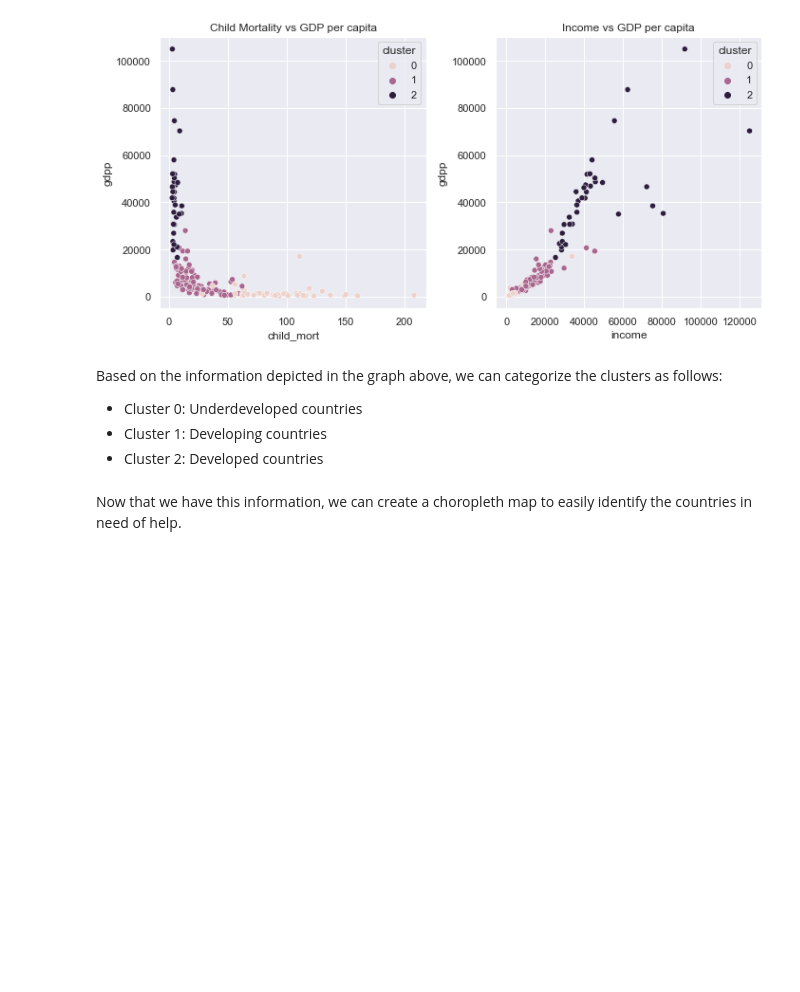
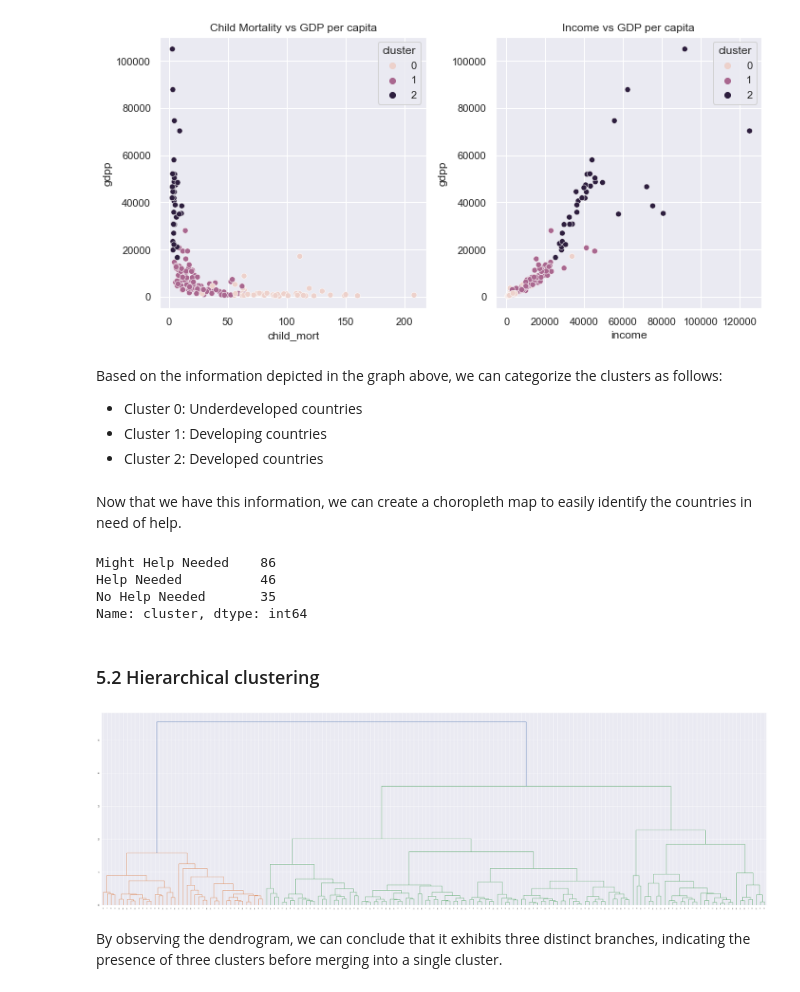
Before and after one commit to Kiindwt/ML_Country_Cluster, a Jupyter notebook: country.ipynb, the cells around one changed output. Drawn from its saved outputs; the diff is of its cells as text; code cells hidden in the pictures; blank space fills up the shorter version.

```diff
--- a/country.ipynb
+++ b/country.ipynb
@@ -445,8 +499,26 @@ fig = px.choropleth(df[['country','cluster']],
                     locationmode = 'country names',
                     locations = 'country',
                     title = 'Needed Help Per Country (World)',
-                    color = df['cluster'],
+                    color = 'cluster',
                     color_discrete_sequence = ['red', 'yellow', 'green']
                     )
+fig.show()
 
-fig.show()
+df['cluster'].value_counts()
+# %% [output]
+Might Help Needed    86
+Help Needed          46
+No Help Needed       35
+Name: cluster, dtype: int64
+# %% [markdown]
+<h3>5.2 Hierarchical clustering</h3>
+# %%
+plt.figure(figsize=(40, 12))
+linkage_data = linkage(df_scaled, method = 'ward', metric = 'euclidean')
+dendrogram(linkage_data)
+plt.tight_layout()
+plt.show()
+# %% [output]
+[figure, added]
+# %% [markdown]
+By observing the dendrogram, we can conclude that it exhibits three distinct branches, indicating the presence of three clusters before merging into a single cluster.
```
Also changed, not shown: parts of 25 cells of this notebook.
